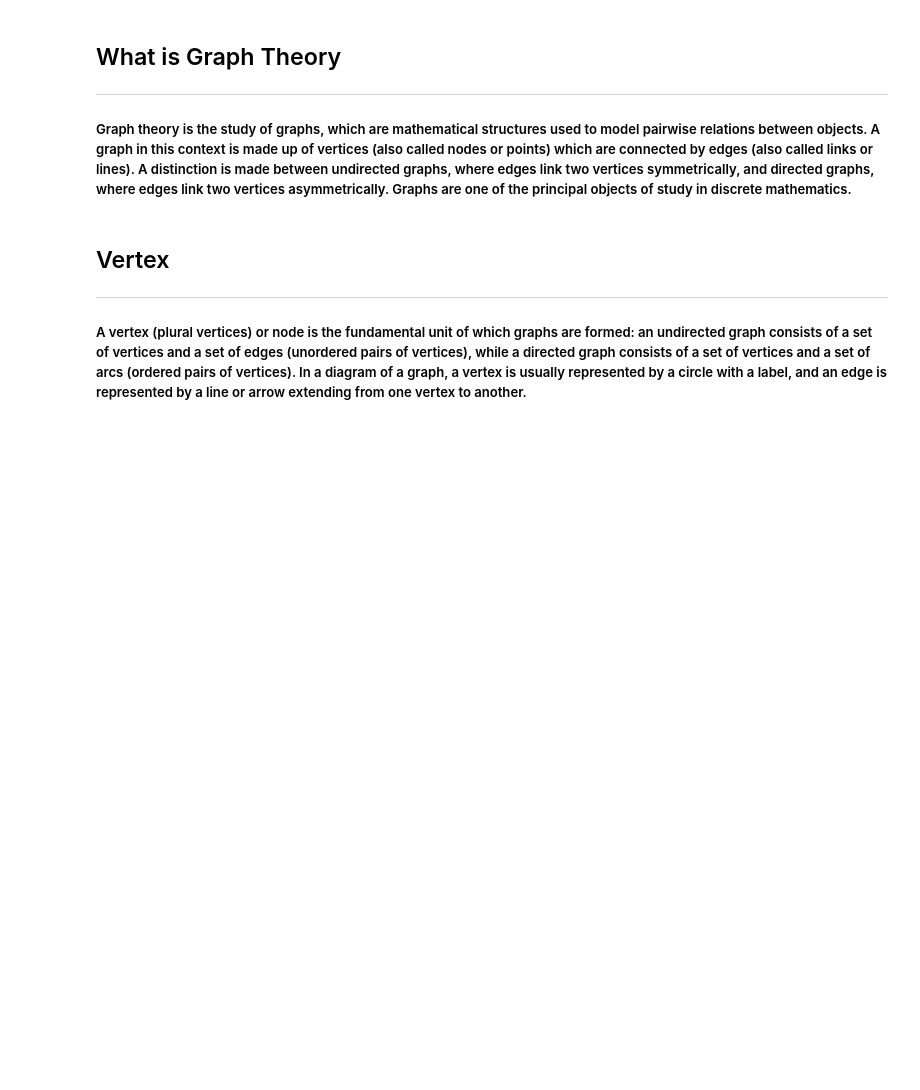
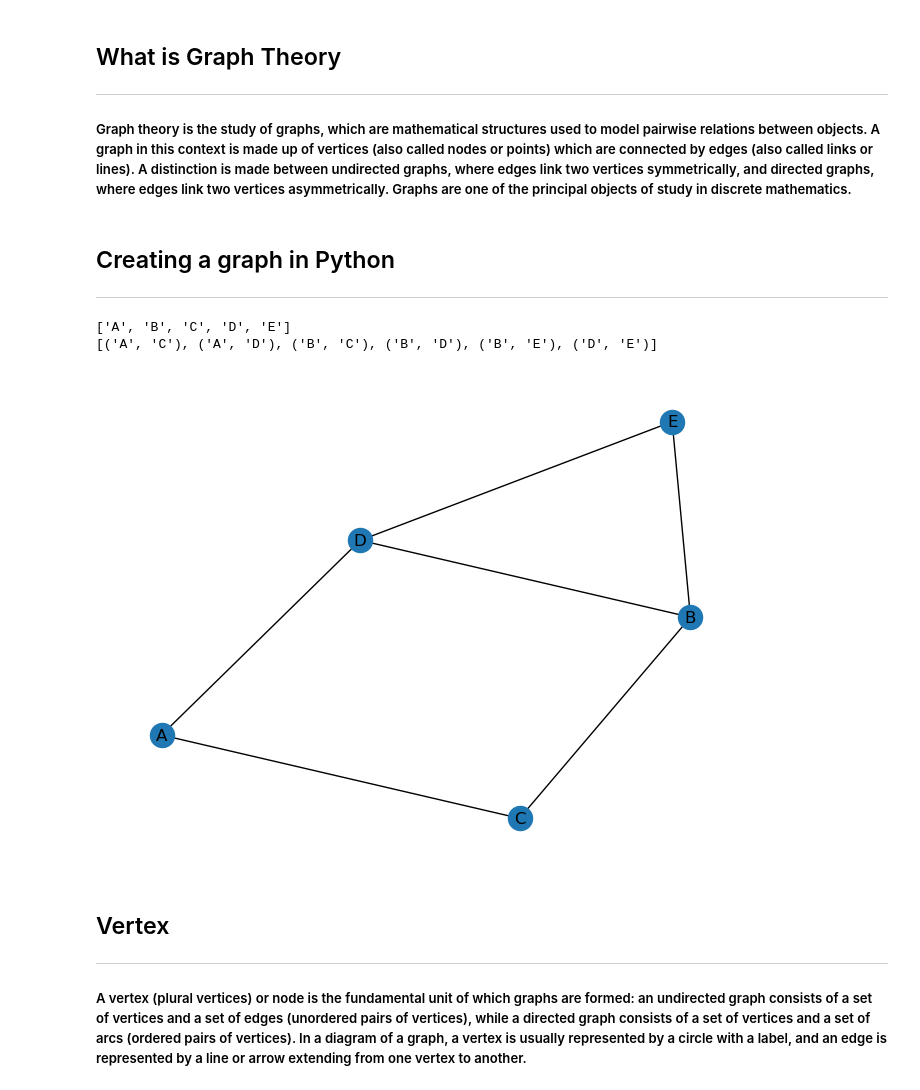
Before and after one commit to MateuszPietrzyk1/Graph-Theory-Project, a Jupyter notebook: GraphIsomorphism.ipynb, the cells around one changed output. Saved outputs shown, nothing was run; the diff lists cells and outputs as text; code cells hidden in the pictures; blank space fills up the shorter version.

```diff
--- a/GraphIsomorphism.ipynb
+++ b/GraphIsomorphism.ipynb
@@ -5,6 +5,25 @@
 ## What is Graph Theory
 ----------------------------------------------------------------------
 ##### Graph theory is the study of graphs, which are mathematical structures used to model pairwise relations between objects. A graph in this context is made up of vertices (also called nodes or points) which are connected by edges (also called links or lines). A distinction is made between undirected graphs, where edges link two vertices symmetrically, and directed graphs, where edges link two vertices asymmetrically. Graphs are one of the principal objects of study in discrete mathematics.
+# %% [markdown]
+## Creating a graph in Python
+________________________________________________________________________________________________________________
+# %%
+# Initiating an empty Graph object
+P = nx.Graph() # create an empty object
+# You can add nodes using add_nodes_from()
+P.add_nodes_from(['A','B','C','D', 'E'])
+# Use add_edges_from to add pairwise relationships
+P.add_edges_from ([('B','C'), ('A','C'), ('B','D'), ('D','A'), ('D','E'), ('B','E')])
+print(P.nodes())
+print(P.edges())
+%matplotlib inline
+import matplotlib.pyplot as plt
+nx.draw(P, with_labels = True)
+# %% [output]
+['A', 'B', 'C', 'D', 'E']
+[('A', 'C'), ('A', 'D'), ('B', 'C'), ('B', 'D'), ('B', 'E'), ('D', 'E')]
+[figure, added]
 # %% [markdown]
 ## Vertex
 ----------------------------------------------------------------------
```
Also changed, not shown: parts of 3 cells of this notebook.
